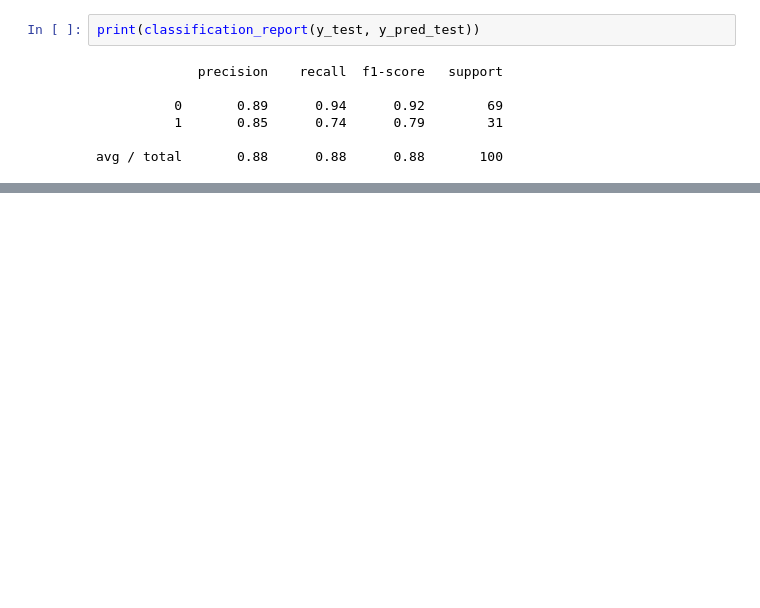
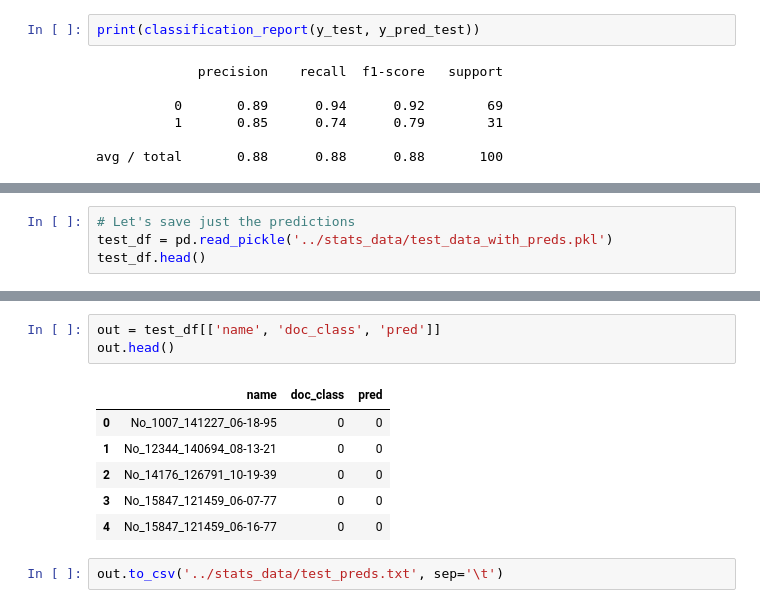
Before and after one commit to abchapman93/stats_final_project, a Jupyter notebook: alec/Report Classification.ipynb, the cells around one changed output, grey strips where cells are left out. Cells and saved outputs as stored; diff of their text form; blank space fills up the shorter version.

```diff
--- a/alec/Report Classification.ipynb
+++ b/alec/Report Classification.ipynb
@@ -325,0 +344,4 @@ test_df.to_pickle('../stats_data/')
+# %%
+# Let's save just the predictions
+test_df = pd.read_pickle('../stats_data/test_data_with_preds.pkl')
+test_df.head()
@@ -325,0 +355,12 @@ test_df.to_pickle('../stats_data/')
+# %%
+out = test_df[['name', 'doc_class', 'pred']]
+out.head()
+# %% [output]
+|  | name | doc_class | pred |
+| 0 | No_1007_141227_06-18-95 | 0 | 0 |
+| 1 | No_12344_140694_08-13-21 | 0 | 0 |
+| 2 | No_14176_126791_10-19-39 | 0 | 0 |
+| 3 | No_15847_121459_06-07-77 | 0 | 0 |
+| 4 | No_15847_121459_06-16-77 | 0 | 0 |
+# %%
+out.to_csv('../stats_data/test_preds.txt', sep='\t')
```
Also changed, not shown: parts of 7 cells of this notebook, 1 other file.
